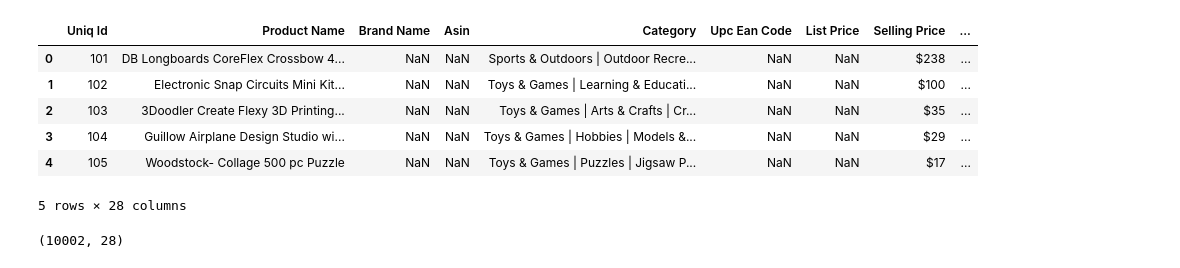
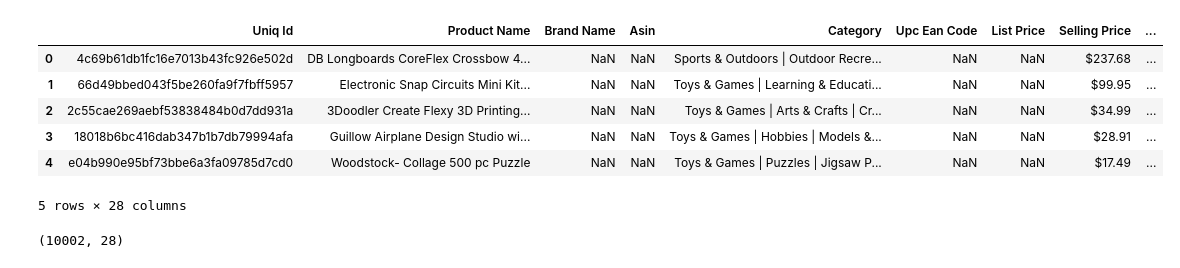
Before and after one commit to sherincheah/amz-ecom-recommender, a Jupyter notebook: Data Cleaning & EDA for Amazon products.ipynb, the cells around one changed output. Drawn from its saved outputs; the diff is of its cells as text; code cells hidden in the pictures.

```diff
--- a/Data Cleaning & EDA for Amazon products.ipynb
+++ b/Data Cleaning & EDA for Amazon products.ipynb
@@ -5,16 +5,16 @@ import numpy as np
 # %%
 #upload data set to colab from desktop
 #once uploaded, load data set
 
-dataset = pd.read_csv("amazon consumer dataset ver2.csv")
+dataset = pd.read_csv("amazon products.csv")
 dataset.head(5)
 # %% [output]
 |  | Uniq Id | Product Name | Brand Name | Asin | Category | Upc Ean Code | List Price | Selling Price | ... |
-| 0 | 101 | DB Longboards CoreFlex Crossbow 4... | NaN | NaN | Sports & Outdoors | Outdoor Recre... | NaN | NaN | $238 | ... |
-| 1 | 102 | Electronic Snap Circuits Mini Kit... | NaN | NaN | Toys & Games | Learning & Educati... | NaN | NaN | $100 | ... |
-| 2 | 103 | 3Doodler Create Flexy 3D Printing... | NaN | NaN | Toys & Games | Arts & Crafts | Cr... | NaN | NaN | $35 | ... |
-| 3 | 104 | Guillow Airplane Design Studio wi... | NaN | NaN | Toys & Games | Hobbies | Models &... | NaN | NaN | $29 | ... |
-| 4 | 105 | Woodstock- Collage 500 pc Puzzle | NaN | NaN | Toys & Games | Puzzles | Jigsaw P... | NaN | NaN | $17 | ... |
+| 0 | 4c69b61db1fc16e7013b43fc926e502d | DB Longboards CoreFlex Crossbow 4... | NaN | NaN | Sports & Outdoors | Outdoor Recre... | NaN | NaN | $237.68 | ... |
+| 1 | 66d49bbed043f5be260fa9f7fbff5957 | Electronic Snap Circuits Mini Kit... | NaN | NaN | Toys & Games | Learning & Educati... | NaN | NaN | $99.95 | ... |
+| 2 | 2c55cae269aebf53838484b0d7dd931a | 3Doodler Create Flexy 3D Printing... | NaN | NaN | Toys & Games | Arts & Crafts | Cr... | NaN | NaN | $34.99 | ... |
+| 3 | 18018b6bc416dab347b1b7db79994afa | Guillow Airplane Design Studio wi... | NaN | NaN | Toys & Games | Hobbies | Models &... | NaN | NaN | $28.91 | ... |
+| 4 | e04b990e95bf73bbe6a3fa09785d7cd0 | Woodstock- Collage 500 pc Puzzle | NaN | NaN | Toys & Games | Puzzles | Jigsaw P... | NaN | NaN | $17.49 | ... |
 5 rows × 28 columns
 # %%
 #wrangle-rows by columns
```
Also changed, not shown: parts of 34 cells of this notebook.
